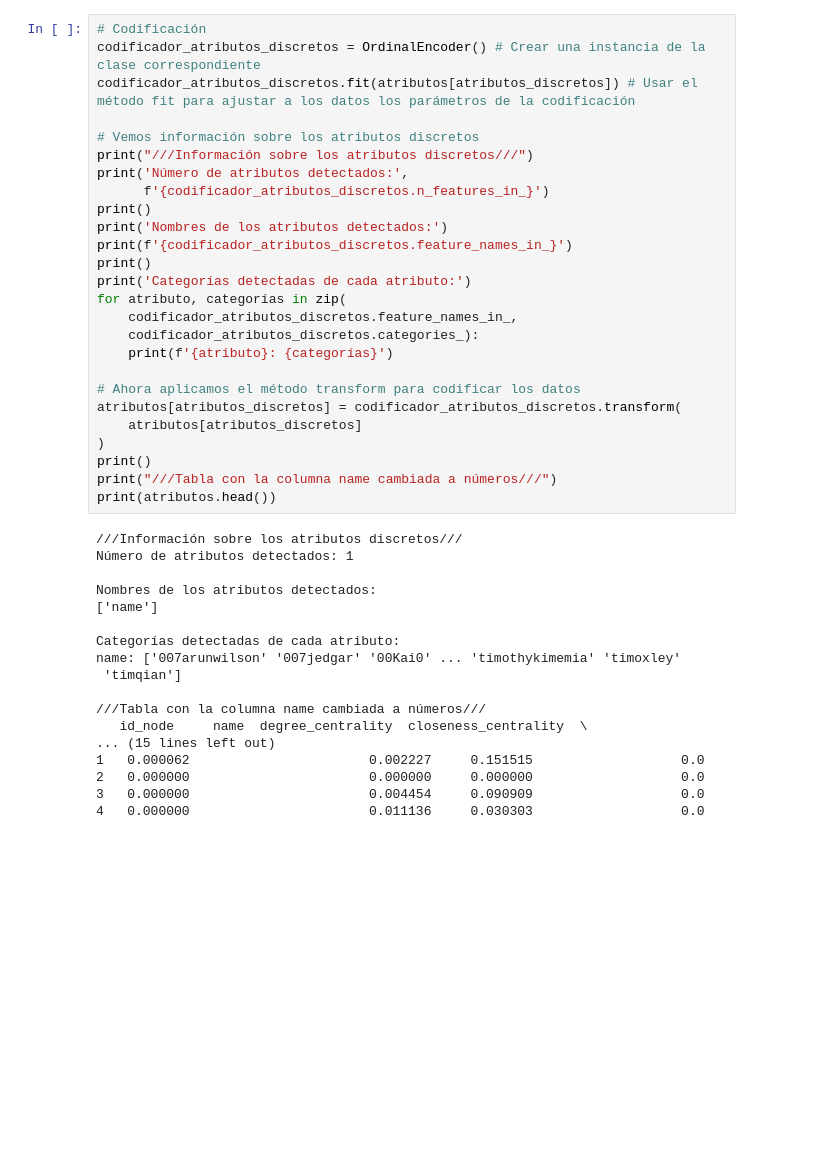
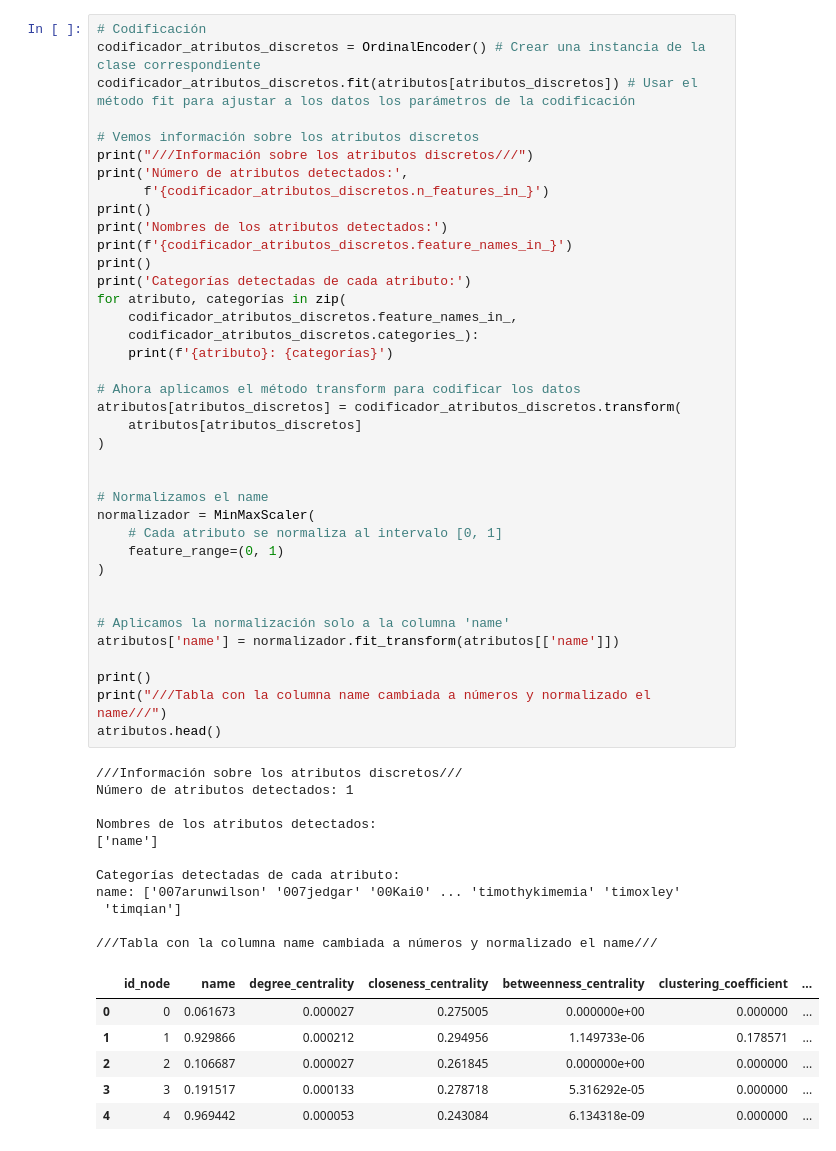
Before and after one commit to davguifer/AprendizajeAtomaticoRelacional-G2, a Jupyter notebook: Modelos_De_Aprendizaje/ArbolDeDecision.ipynb, the cells around one changed output. Drawn from its saved outputs; the diff is of its cells as text; blank space fills up the shorter version.

```diff
--- a/Modelos_De_Aprendizaje/ArbolDeDecision.ipynb
+++ b/Modelos_De_Aprendizaje/ArbolDeDecision.ipynb
@@ -58,39 +68,51 @@ codificador_atributos_discretos.fit(atributos[atributos_discretos]) # Usar el m
 # Vemos información sobre los atributos discretos
 print("///Información sobre los atributos discretos///")
 print('Número de atributos detectados:',
       f'{codificador_atributos_discretos.n_features_in_}')
 print()
 print('Nombres de los atributos detectados:')
 print(f'{codificador_atributos_discretos.feature_names_in_}')
 print()
 print('Categorías detectadas de cada atributo:')
 for atributo, categorías in zip(
     codificador_atributos_discretos.feature_names_in_,
     codificador_atributos_discretos.categories_):
     print(f'{atributo}: {categorías}')
 
 # Ahora aplicamos el método transform para codificar los datos
 atributos[atributos_discretos] = codificador_atributos_discretos.transform(
     atributos[atributos_discretos]
 )
+
+
+# Normalizamos el name
+normalizador = MinMaxScaler(
+    # Cada atributo se normaliza al intervalo [0, 1]
+    feature_range=(0, 1)
+)
+
+
+# Aplicamos la normalización solo a la columna 'name'
+atributos['name'] = normalizador.fit_transform(atributos[['name']])
+
 print()
-print("///Tabla con la columna name cambiada a números///")
-print(atributos.head())
+print("///Tabla con la columna name cambiada a números y normalizado el name///")
+atributos.head()
 # %% [output]
 ///Información sobre los atributos discretos///
 Número de atributos detectados: 1
 
 Nombres de los atributos detectados:
 ['name']
 
 Categorías detectadas de cada atributo:
 name: ['007arunwilson' '007jedgar' '00Kai0' ... 'timothykimemia' 'timoxley'
  'timqian']
 
-///Tabla con la columna name cambiada a números///
-   id_node     name  degree_centrality  closeness_centrality  \
-... (15 lines left out)
-1   0.000062                       0.002227     0.151515                   0.0
-2   0.000000                       0.000000     0.000000                   0.0
-3   0.000000                       0.004454     0.090909                   0.0
-4   0.000000                       0.011136     0.030303                   0.0
+///Tabla con la columna name cambiada a números y normalizado el name///
+|  | id_node | name | degree_centrality | closeness_centrality | betweenness_centrality | clustering_coefficient | ... |
+| 0 | 0 | 0.061673 | 0.000027 | 0.275005 | 0.000000e+00 | 0.000000 | ... |
+| 1 | 1 | 0.929866 | 0.000212 | 0.294956 | 1.149733e-06 | 0.178571 | ... |
+| 2 | 2 | 0.106687 | 0.000027 | 0.261845 | 0.000000e+00 | 0.000000 | ... |
+| 3 | 3 | 0.191517 | 0.000133 | 0.278718 | 5.316292e-05 | 0.000000 | ... |
+| 4 | 4 | 0.969442 | 0.000053 | 0.243084 | 6.134318e-09 | 0.000000 | ... |
```
Also changed, not shown: parts of 33 cells of this notebook, 1 other file.
